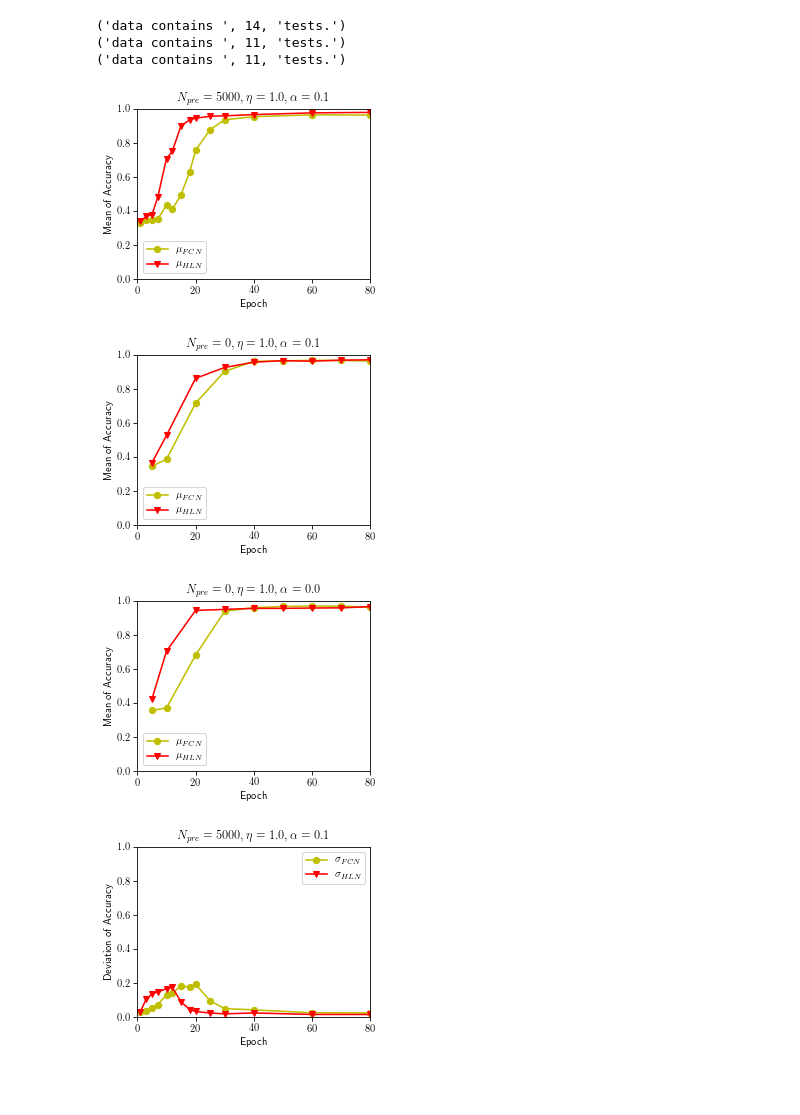
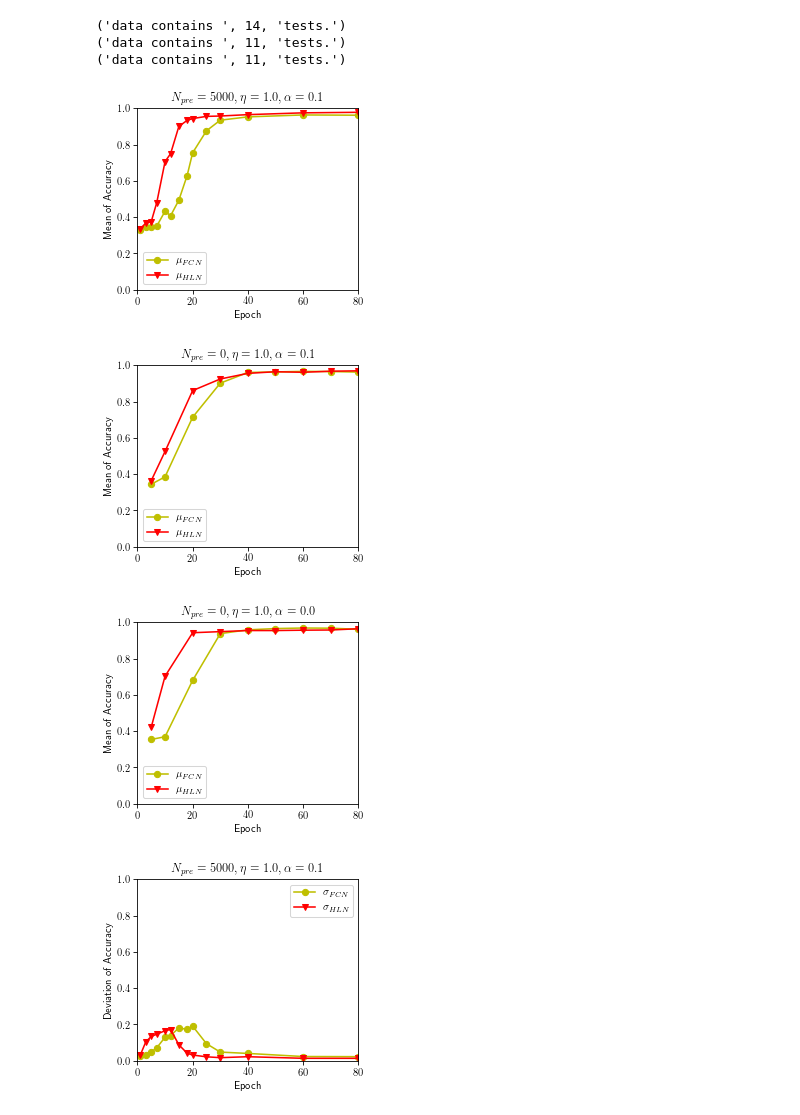
Before and after one commit to hiroki-kyoto/hybrid-learning-net, a Jupyter notebook: Untitled.ipynb, the cells around one changed output. Drawn from its saved outputs; the diff is of its cells as text; code cells hidden in the pictures; blank space fills up the shorter version.

```diff
--- a/Untitled.ipynb
+++ b/Untitled.ipynb
@@ -104,57 +104,40 @@ for k in range(ntest):
 #plt.figure(dpi=100,figsize=[15,4])
 for i in range(ntest):
     #plt.subplot(1,ntest,i+1)
-    plt.figure(dpi=75,figsize=[4,3])
+    plt.figure(dpi=75,figsize=[3.8,3.2])
     plt.plot(x[i][:], mb[i][:], styles[0][0])
     plt.plot(x[i][:], mh[i][:], styles[0][1])
     plt.legend(legends[0][:])
     plt.title(titles[i])
     plt.xlabel(xlabel)
     plt.axis([0,max(x[0][:]), 0, 1.0])
     #if i==0:
     plt.ylabel(ylabels[0])
     plt.savefig(figs[0]+str(i)+'.pdf',dpi=75)
 #plt.suptitle(suptitles[0])
 #plt.savefig(figs[0],dpi=100)
 
 # the accuracy deviation comparison
 #plt.figure(dpi=100,figsize=[15,4])
 for i in range(ntest):
     #plt.subplot(1,ntest,i+1)
-    plt.figure(dpi=75,figsize=[4,3])
+    plt.figure(dpi=75,figsize=[3.8,3.2])
     plt.plot(x[i][:], sb[i][:], styles[1][0])
     plt.plot(x[i][:], sh[i][:], styles[1][1])
     plt.legend(legends[1][:])
     plt.title(titles[i])
     plt.xlabel(xlabel)
     plt.axis([0,max(x[0][:]), 0, 1.0])
     #if i==0:
     plt.ylabel(ylabels[1])
     plt.savefig(figs[1]+str(i)+'.pdf',dpi=75)
 #plt.suptitle(suptitles[1])
 #plt.savefig(figs[1],dpi=100)
-
-# the model differences
-#plt.figure(dpi=100,figsize=[15,4])
-for i in range(ntest):
-    #plt.subplot(1,ntest,i+1)
-    plt.figure(dpi=75,figsize=[4,3])
-    plt.plot(x[i][:], md[i][:], styles[2][0])
-    plt.plot(x[i][:], sd[i][:], styles[2][1])
-    plt.legend(legends[2][:])
-    plt.title(titles[i])
-    plt.xlabel(xlabel)
-    plt.axis([0,max(x[0][:]), -1.0, 1.0])
-    #if i==0:
-    plt.ylabel(ylabels[2])
-    plt.savefig(figs[2]+str(i)+'.pdf',dpi=75)
-#plt.suptitle(suptitles[2])
-#plt.savefig(figs[2],dpi=100)
 # %% [output]
 ('data contains ', 14, 'tests.')
 ('data contains ', 11, 'tests.')
 ('data contains ', 11, 'tests.')
-[figure, old version]
+[figure, new version]
-[figure, old version]
+[figure, new version]
-[figure, old version]
+[figure, new version]
-[figure, old version]
+[figure, new version]
```
Also changed, not shown: parts of 2 cells of this notebook, 44 other files.
